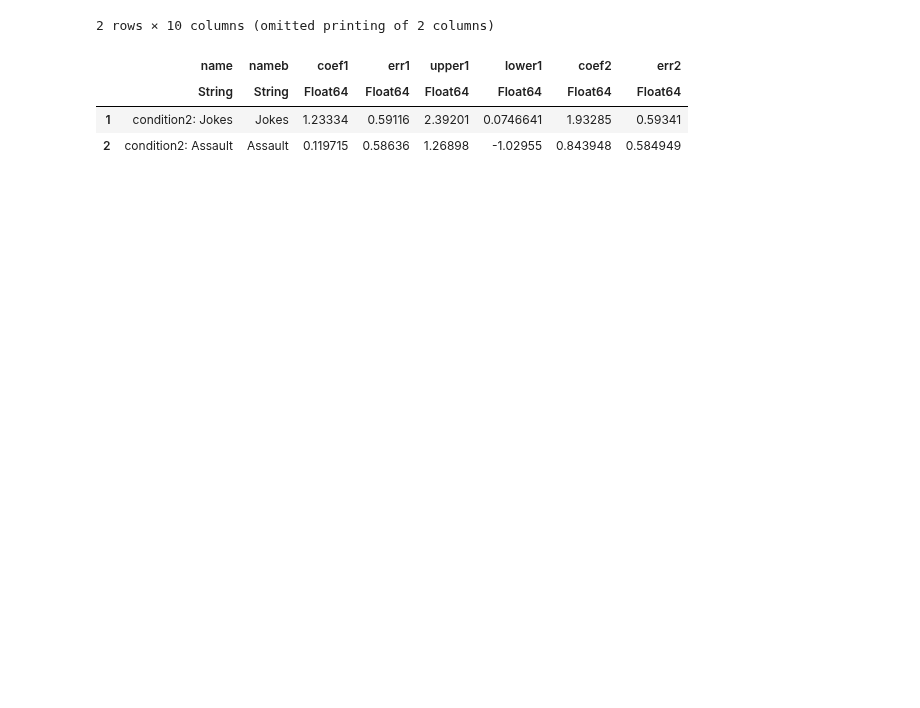
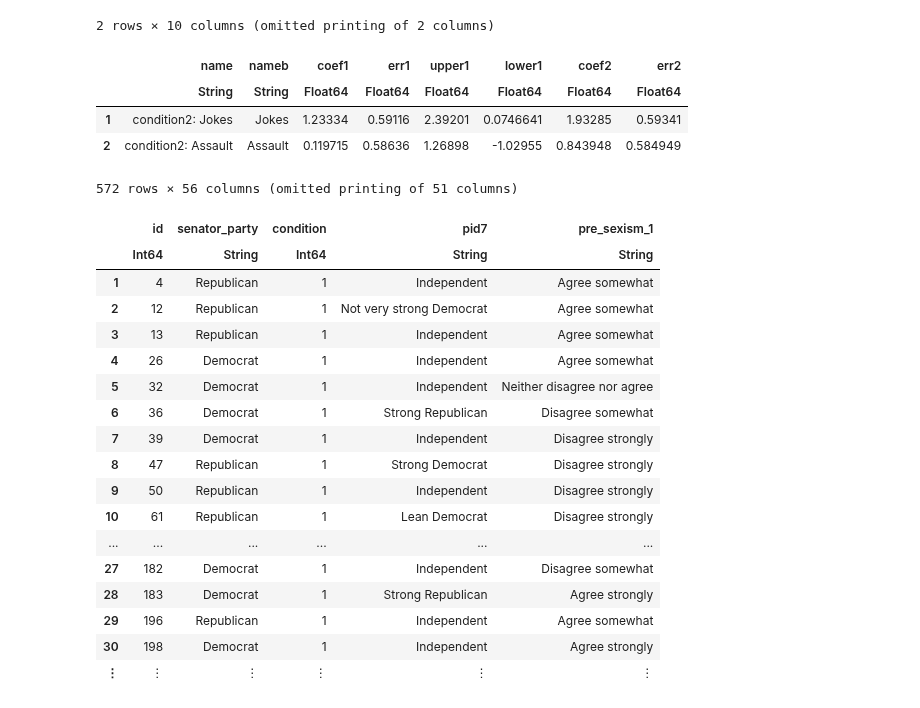
Before and after one commit to mattcingram/rep1_julia, a Jupyter notebook: code/rep1_julia.ipynb, the cells around one changed output. Saved outputs shown, nothing was run; the diff lists cells and outputs as text; code cells hidden in the pictures; blank space fills up the shorter version.

```diff
--- a/code/rep1_julia.ipynb
+++ b/code/rep1_julia.ipynb
@@ -1517,0 +1526,23 @@ Pkg.add("JLD")
+# %%
+sametempdf1 = samepartydat[(samepartydat[:condition2] .== "Assault"),:]
+sametempdf2 = samepartydat[(samepartydat[:condition2] .== "Jokes"),:]
+# %% [output]
+572 rows × 56 columns (omitted printing of 51 columns)
+|  | id | senator_party | condition | pid7 | pre_sexism_1 |
+|  | Int64 | String | Int64 | String | String |
+| 1 | 4 | Republican | 1 | Independent | Agree somewhat |
+| 2 | 12 | Republican | 1 | Not very strong Democrat | Agree somewhat |
+| 3 | 13 | Republican | 1 | Independent | Agree somewhat |
+| 4 | 26 | Democrat | 1 | Independent | Agree somewhat |
+| 5 | 32 | Democrat | 1 | Independent | Neither disagree nor agree |
+| 6 | 36 | Democrat | 1 | Strong Republican | Disagree somewhat |
+| 7 | 39 | Democrat | 1 | Independent | Disagree strongly |
+| 8 | 47 | Republican | 1 | Strong Democrat | Disagree strongly |
+| 9 | 50 | Republican | 1 | Independent | Disagree strongly |
+| 10 | 61 | Republican | 1 | Lean Democrat | Disagree strongly |
+| ... | ... | ... | ... | ... | ... |
+| 27 | 182 | Democrat | 1 | Independent | Disagree somewhat |
+| 28 | 183 | Democrat | 1 | Strong Republican | Agree strongly |
+| 29 | 196 | Republican | 1 | Independent | Agree somewhat |
+| 30 | 198 | Democrat | 1 | Independent | Agree strongly |
+| ⋮ | ⋮ | ⋮ | ⋮ | ⋮ | ⋮ |
```
Also changed, not shown: parts of 14 cells of this notebook.
